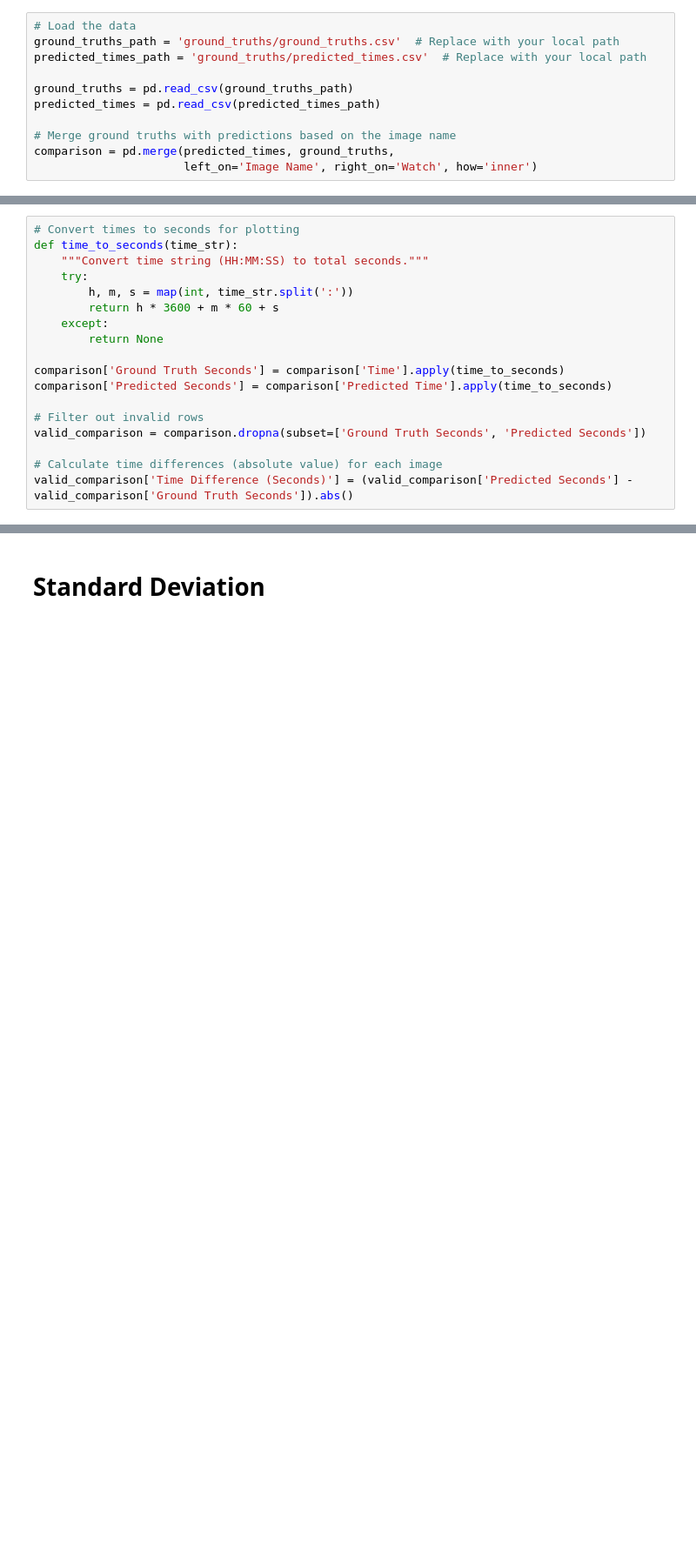
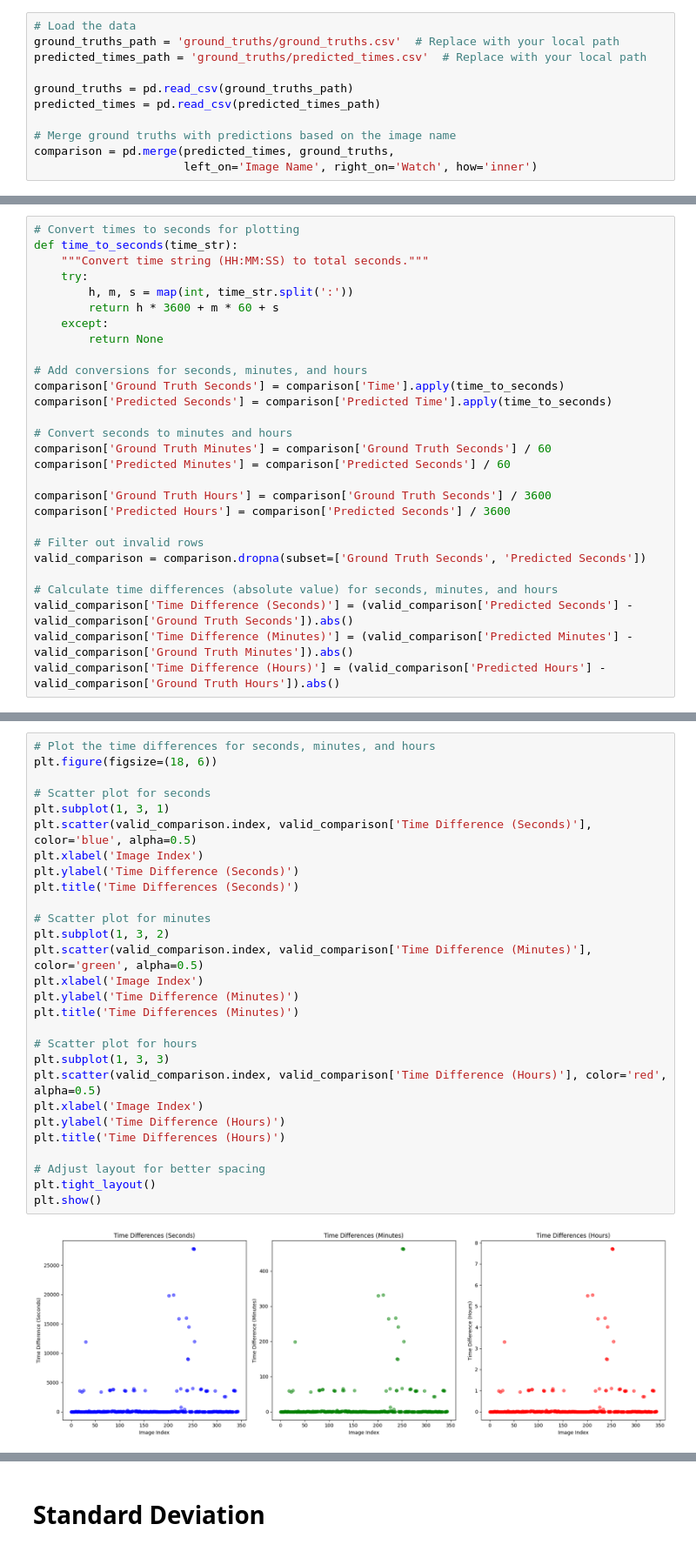
Before and after one commit to pinthoz/analogic-watch-detector, a Jupyter notebook: Analysis.ipynb, the cells around one changed output, grey strips where cells are left out. Shown at 87% size. Saved outputs shown, nothing was run; the diff lists cells and outputs as text; blank space fills up the shorter version.

```diff
--- a/Analysis.ipynb
+++ b/Analysis.ipynb
@@ -42,14 +92,24 @@ def time_to_seconds(time_str):
     except:
         return None
 
+# Add conversions for seconds, minutes, and hours
 comparison['Ground Truth Seconds'] = comparison['Time'].apply(time_to_seconds)
 comparison['Predicted Seconds'] = comparison['Predicted Time'].apply(time_to_seconds)
+
+# Convert seconds to minutes and hours
+comparison['Ground Truth Minutes'] = comparison['Ground Truth Seconds'] / 60
+comparison['Predicted Minutes'] = comparison['Predicted Seconds'] / 60
+
+comparison['Ground Truth Hours'] = comparison['Ground Truth Seconds'] / 3600
+comparison['Predicted Hours'] = comparison['Predicted Seconds'] / 3600
 
 # Filter out invalid rows
 valid_comparison = comparison.dropna(subset=['Ground Truth Seconds', 'Predicted Seconds'])
 
-# Calculate time differences (absolute value) for each image
+# Calculate time differences (absolute value) for seconds, minutes, and hours
 valid_comparison['Time Difference (Seconds)'] = (valid_comparison['Predicted Seconds'] - valid_comparison['Ground Truth Seconds']).abs()
+valid_comparison['Time Difference (Minutes)'] = (valid_comparison['Predicted Minutes'] - valid_comparison['Ground Truth Minutes']).abs()
+valid_comparison['Time Difference (Hours)'] = (valid_comparison['Predicted Hours'] - valid_comparison['Ground Truth Hours']).abs()
 # %% [output]
 A value is trying to be set on a copy of a slice from a DataFrame.
 Try using .loc[row_indexer,col_indexer] = value instead
@@ -97,0 +146,30 @@ Accuracy: 75.49%
+# %%
+# Plot the time differences for seconds, minutes, and hours
+plt.figure(figsize=(18, 6))
+
+# Scatter plot for seconds
+plt.subplot(1, 3, 1)
+plt.scatter(valid_comparison.index, valid_comparison['Time Difference (Seconds)'], color='blue', alpha=0.5)
+plt.xlabel('Image Index')
+plt.ylabel('Time Difference (Seconds)')
+plt.title('Time Differences (Seconds)')
+
+# Scatter plot for minutes
+plt.subplot(1, 3, 2)
+plt.scatter(valid_comparison.index, valid_comparison['Time Difference (Minutes)'], color='green', alpha=0.5)
+plt.xlabel('Image Index')
+plt.ylabel('Time Difference (Minutes)')
+plt.title('Time Differences (Minutes)')
+
+# Scatter plot for hours
+plt.subplot(1, 3, 3)
+plt.scatter(valid_comparison.index, valid_comparison['Time Difference (Hours)'], color='red', alpha=0.5)
+plt.xlabel('Image Index')
+plt.ylabel('Time Difference (Hours)')
+plt.title('Time Differences (Hours)')
+
+# Adjust layout for better spacing
+plt.tight_layout()
+plt.show()
+# %% [output]
+[figure, added]
```
Also changed, not shown: parts of 21 cells of this notebook, 34 other files.
